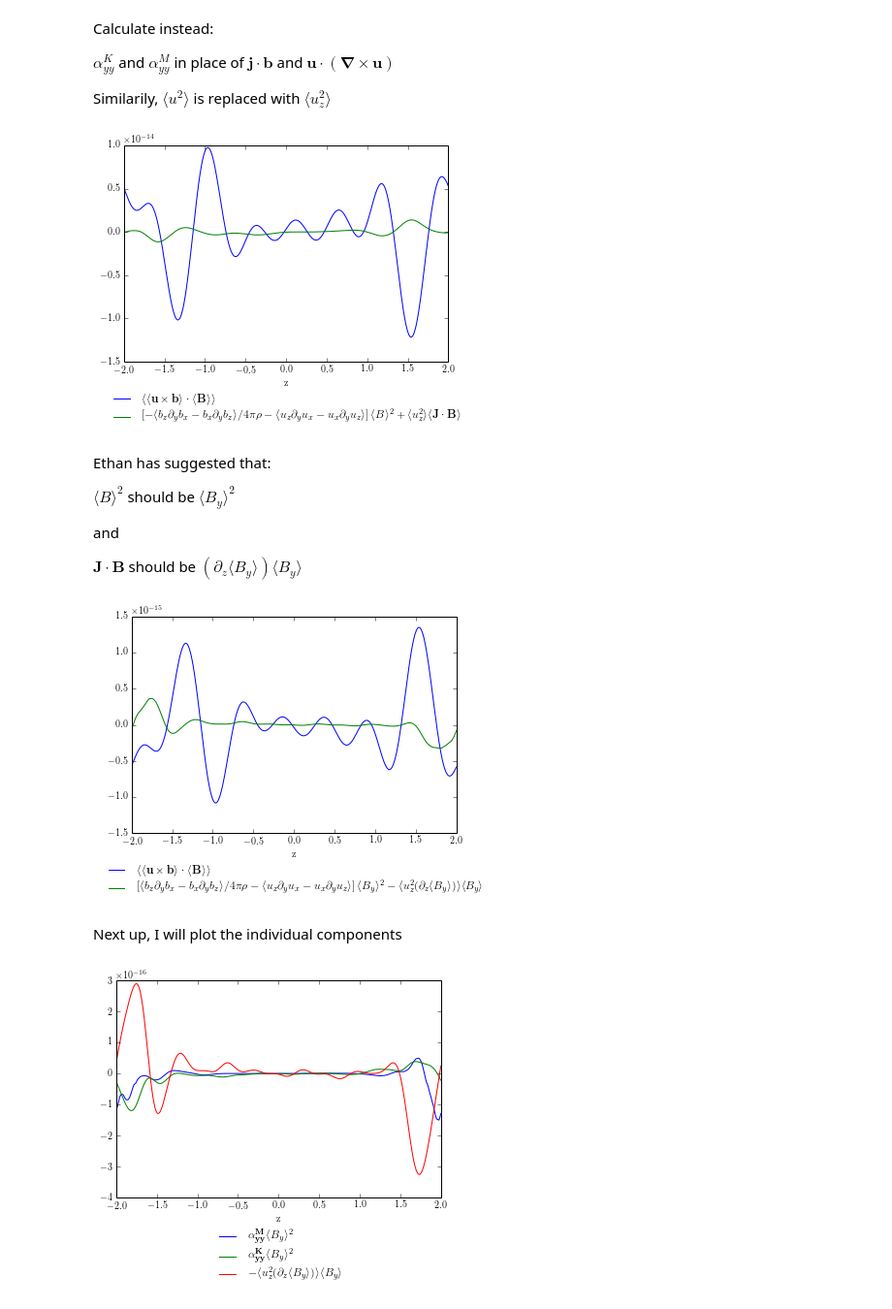
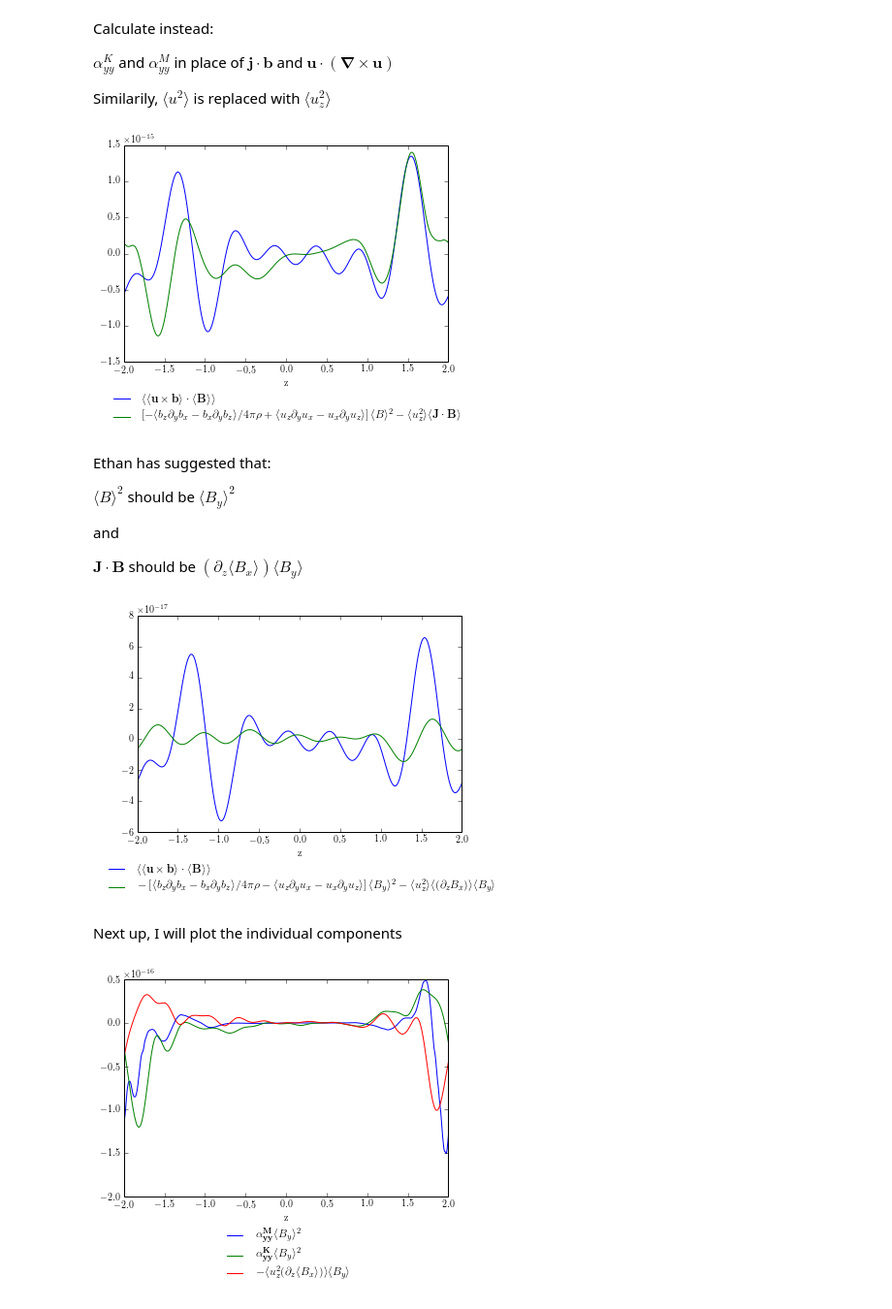
Before and after one commit to DrJeckyl/Python-ShearingBox-Analysis, a Jupyter notebook: PaperWorkflow.ipynb, the cells around one changed output. Shown at 97% size. Cells and saved outputs as stored; diff of their text form; code cells hidden in the pictures.

Commit message:
Added a section on getting the signs right, fixed the sign errors previous to it. Corrected the vertical diffusion term from Ethan. Added a scaling to the emf_helicity_compare_yy plot.

```diff
--- a/PaperWorkflow.ipynb
+++ b/PaperWorkflow.ipynb
@@ -384,14 +391,14 @@ diffusion = func.LargeScale(u[2]*u[2]) * func.LargeScale(Hc)
 #diffusion = (func.LargeScale(u[2]*u[2]) + func.LargeScale(b[2]*b[2])/3.) * func.LargeScale(Hc)
 # %%
 fig, axes = subplots(1,1)
-axes.plot(z, -func.zaverage(func.LargeScale(scale_transfer/2.)), label=r"$\langle \langle \mathbf{u} \times \mathbf{b} \rangle \cdot \langle \mathbf{B} \rangle \rangle $")
-axes.plot(z, func.zaverage(temp - diffusion), label=r"$\left[ -\langle b_z \partial_y b_x - b_x \partial_y b_z \rangle / 4 \pi \rho - \langle u_z \partial_y u_x - u_x \partial_y u_z \rangle \right] \langle B \rangle^2 + \langle u_z^2 \rangle \langle \mathbf{J} \cdot \mathbf{B} \rangle$")
+axes.plot(z, func.zaverage(func.LargeScale(scale_transfer/2.))/9., label=r"$\langle \langle \mathbf{u} \times \mathbf{b} \rangle \cdot \langle \mathbf{B} \rangle \rangle $")
+axes.plot(z, func.zaverage(temp - diffusion), label=r"$\left[ -\langle b_z \partial_y b_x - b_x \partial_y b_z \rangle / 4 \pi \rho + \langle u_z \partial_y u_x - u_x \partial_y u_z \rangle \right] \langle B \rangle^2 - \langle u_z^2 \rangle \langle \mathbf{J} \cdot \mathbf{B} \rangle$")
 axes.set_xlabel('z')
 leg = axes.legend(loc='upper center', bbox_to_anchor = (0.5, -0.1))
 leg.get_frame().set_alpha(0.0)
 savefig(plot_path+"emf_helicity_compare_yy.pdf", bbox_extra_artists=(leg, ), bbox_inches='tight',pad_inches=0,transparent=True)
 # %% [output]
-[figure, old version]
+[figure, new version]
 # %% [markdown]
 Ethan has suggested that:
 
@@ -399,4 +406,4 @@ $ \langle B \rangle^2$ should be $\langle B_y \rangle^2 $
 
 and
 
-$ \mathbf{J \cdot B} $ should be $ (\partial_z \langle B_y \rangle) \langle B_y \rangle$
+$ \mathbf{J \cdot B} $ should be $ (\partial_z \langle B_x \rangle) \langle B_y \rangle$
@@ -405,27 +414,27 @@ temp = (hc_yy/4./pi/rho - h_yy)*(B-b)[1]*(B-b)[1]
 # %%
-diffusion = func.LargeScale(u[2]*u[2]) * func.ifftvec(1.j * k[2] * func.fftvec((B-b)[1])) * (B-b)[1]
+diffusion = func.LargeScale(u[2]*u[2]) * func.LargeScale(func.ifftvec(1.j * k[2] * func.fftvec(B[0]))) * (B-b)[1]
 #diffusion = (func.LargeScale(u[2]*u[2]) + func.LargeScale(b[2]*b[2])/3.) * func.LargeScale(Hc)
 # %%
 fig, axes = subplots(1,1)
-axes.plot(z, func.zaverage(func.LargeScale(scale_transfer/2.))/9., label=r"$\langle \langle \mathbf{u} \times \mathbf{b} \rangle \cdot \langle \mathbf{B} \rangle \rangle $")
-axes.plot(z, func.zaverage(temp - diffusion), label=r"$\left[ \langle b_z \partial_y b_x - b_x \partial_y b_z \rangle / 4 \pi \rho - \langle u_z \partial_y u_x - u_x \partial_y u_z \rangle \right] \langle B_y \rangle^2 - \langle u_z^2 ( \partial_z \langle B_y \rangle )\rangle \langle B_y \rangle$")
+axes.plot(z, func.zaverage(func.LargeScale(scale_transfer/2.))/max(func.zaverage(func.LargeScale(scale_transfer/2.)))*max(func.zaverage(temp-diffusion)), label=r"$\langle \langle \mathbf{u} \times \mathbf{b} \rangle \cdot \langle \mathbf{B} \rangle \rangle $")
+axes.plot(z, func.zaverage(func.LargeScale(temp - diffusion)), label=r"$-\left[ \langle b_z \partial_y b_x - b_x \partial_y b_z \rangle / 4 \pi \rho - \langle u_z \partial_y u_x - u_x \partial_y u_z \rangle \right] \langle B_y \rangle^2 - \langle u_z^2 \rangle \langle ( \partial_z B_x)\rangle \langle B_y \rangle$")
 axes.set_xlabel('z')
 leg = axes.legend(loc='upper center', bbox_to_anchor = (0.5, -0.1))
 leg.get_frame().set_alpha(0.0)
 savefig(plot_path+"emf_helicity_compare_yy.pdf", bbox_extra_artists=(leg, ), bbox_inches='tight',pad_inches=0,transparent=True)
 # %% [output]
-[figure, old version]
+[figure, new version]
 # %% [markdown]
 Next up, I will plot the individual components
 # %%
 fig, axes = subplots(1,1)
 #axes.plot(z, func.zaverage(func.LargeScale(scale_transfer/2.))/9., label=r"$\langle \langle \mathbf{u} \times \mathbf{b} \rangle \cdot \langle \mathbf{B} \rangle \rangle $")
 axes.plot(z, func.zaverage(hc_yy/4./pi/rho*(B-b)[1]*(B-b)[1]), label=r"$\mathbf{\alpha_{yy}^M} \langle B_y \rangle^2 $")
 axes.plot(z, func.zaverage(h_yy*(B-b)[1]*(B-b)[1]), label=r"$\mathbf{\alpha_{yy}^K} \langle B_y \rangle^2 $")
-axes.plot(z, func.zaverage(-diffusion), label=r"$-\langle u_z^2 ( \partial_z \langle B_y \rangle )\rangle \langle B_y \rangle$")
+axes.plot(z, func.zaverage(diffusion), label=r"$-\langle u_z^2 ( \partial_z \langle B_x \rangle )\rangle \langle B_y \rangle$")
 axes.set_xlabel('z')
 leg = axes.legend(loc='upper center', bbox_to_anchor = (0.5, -0.1))
 leg.get_frame().set_alpha(0.0)
 savefig(plot_path+"emf_helicity_components.pdf", bbox_extra_artists=(leg, ), bbox_inches='tight',pad_inches=0,transparent=True)
 # %% [output]
-[figure, old version]
+[figure, new version]
```
Also changed, not shown: parts of 9 cells of this notebook.
